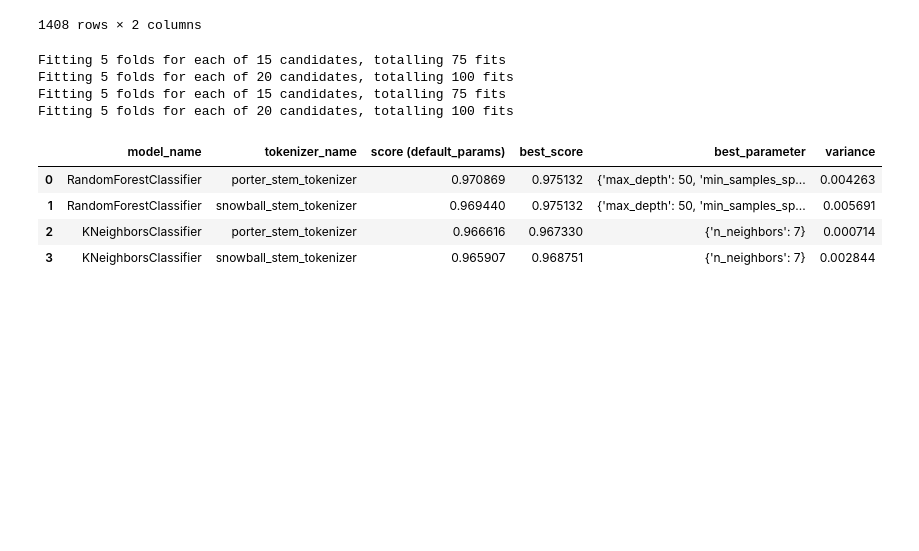
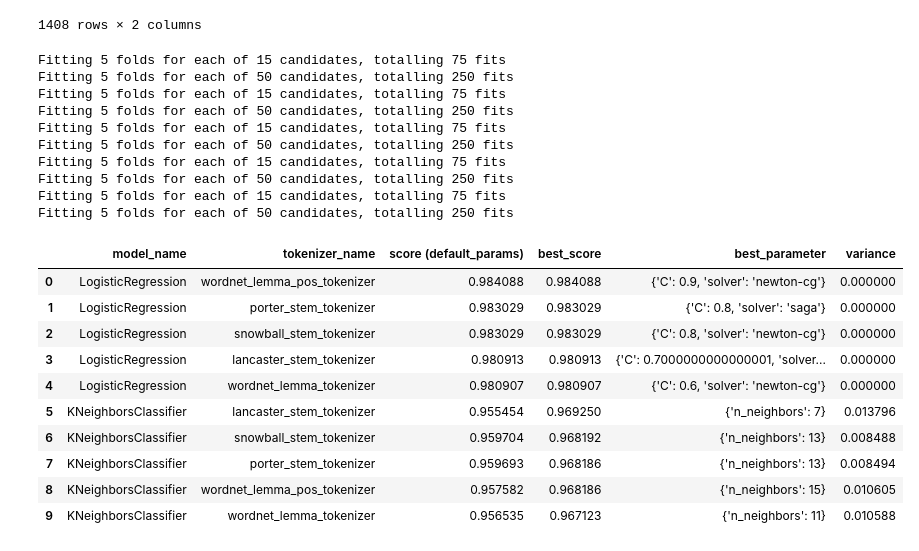
Before and after one commit to tjthanapat/ds4biz-assignment-2, a Jupyter notebook: Task 1 - News Classification/Tun'sLab.ipynb, the cells around one changed output. Drawn from its saved outputs; the diff is of its cells as text; code cells hidden in the pictures; blank space fills up the shorter version.

```diff
--- a/Task 1 - News Classification/Tun'sLab.ipynb
+++ b/Task 1 - News Classification/Tun'sLab.ipynb
@@ -45,23 +45,23 @@ def tokenizing(tokenizer, X):
     tf_idf = vectorizer.fit_transform(X)
     return tf_idf
 
-def model_testing(tokenizers, models, X, Y):
+def model_testing(tokenizers, models, X_train, Y_train):
     cv_result = {
         "model_name": [],
         "tokenizer_name": [],
         "score (default_params)": []
     }
     for tokenizer in tokenizers:
-        tokenized = tokenizing(tokenizer, X)
+        tokenized = tokenizing(tokenizer, X_train)
         for model in models:
-            cv_score = cross_val_score(model, tokenized, Y, cv=5, )
+            cv_score = cross_val_score(model, tokenized, Y_train, cv=5, )
             cv_result["model_name"].append(type(model).__name__)
             cv_result["tokenizer_name"].append(tokenizer.__name__)
             cv_result["score (default_params)"].append(cv_score.mean())
     result_df = pd.DataFrame(cv_result).sort_values(by=['score (default_params)'], ascending=False)
     return result_df
 
-def parameter_tuning(tokenizers, models, params, X, Y):
+def parameter_tuning(tokenizers, models, params, X_train, Y_train):
     tuning_result = {
         "model_name": [],
         "tokenizer_name": [],
@@ -69,10 +69,10 @@ def parameter_tuning(tokenizers, models, params, X, Y):
         "best_score": []
     }
     for tokenizer in tokenizers:
-        tokenized = tokenizing(tokenizer, X)
+        tokenized = tokenizing(tokenizer, X_train)
         for model, param in zip(models, params.values()):
             clf = GridSearchCV(model, param, cv=5, n_jobs=-1, verbose=1)
-            result = clf.fit(tokenized, Y)
+            result = clf.fit(tokenized, Y_train)
             tuning_result['model_name'].append(type(model).__name__)
             tuning_result['tokenizer_name'].append(tokenizer.__name__)
             tuning_result['best_score'].append(result.best_score_)
@@ -87,46 +87,65 @@ def compare_result(untune_result, tuned_result):
                                 on=['model_name', 'tokenizer_name']
                                 )[['model_name', 'tokenizer_name', 'score (default_params)', 'best_score', 'best_parameter']]
     compare_result['variance'] = compare_result['best_score'] - compare_result['score (default_params)']
-    return compare_result
+    return compare_result.sort_values(by=['best_score'], ascending=False, ignore_index=True)
 # %%
 # Define tokenizer
 
-# tokenizers = [porter_stem_tokenizer, snowball_stem_tokenizer,
-#               lancaster_stem_tokenizer, wordnet_lemma_tokenizer,
-#               wordnet_lemma_pos_tokenizer]
-
-tokenizers = [porter_stem_tokenizer, snowball_stem_tokenizer,]
+tokenizers = [porter_stem_tokenizer, snowball_stem_tokenizer,
+              lancaster_stem_tokenizer, wordnet_lemma_tokenizer,
+              wordnet_lemma_pos_tokenizer]
 
 # Define model
 from sklearn.ensemble import RandomForestClassifier
 from sklearn.neighbors import KNeighborsClassifier
-models = [KNeighborsClassifier(), RandomForestClassifier()]
+from sklearn.linear_model import LogisticRegression
+
+models = [KNeighborsClassifier(), LogisticRegression()]
 
 # Define parameter
 params ={
     "knn_params":{
         'n_neighbors' : list(range(1, 16))
     },
-    "r2f_params":{
-        'max_depth': list(range(50, 60, 2)),
-        'min_samples_split': list(range(2, 10, 2))
+    # "r2f_params":{
+    #     'max_depth': list(range(50, 60, 2)),
+    #     'min_samples_split': list(range(2, 10, 2))
+    # },
+    "logis_params":{
+        "solver" : ['newton-cg', 'lbfgs', 'liblinear', 'sag', 'saga'],
+        "C": list(np.arange(0.1, 1.1, 0.1))
     }
 }
 # %%
 X = raw_df['content'].values
 Y = raw_df['category']
+# %%
+from sklearn.model_selection import train_test_split
+
+X_train, X_test, y_train, y_test = train_test_split(X ,Y, random_state=50, test_size=.33, stratify=Y)
 # %%
 # run pipline
-test_result = model_testing(tokenizers, models, X, Y)
-tuned_result = parameter_tuning(tokenizers, models, params, X, Y)
-compare_result(test_result, tuned_result)
+test_result = model_testing(tokenizers, models, X_train, y_train)
+tuned_result = parameter_tuning(tokenizers, models, params, X_train, y_train)
 # %% [output]
 Fitting 5 folds for each of 15 candidates, totalling 75 fits
-Fitting 5 folds for each of 20 candidates, totalling 100 fits
+Fitting 5 folds for each of 50 candidates, totalling 250 fits
 Fitting 5 folds for each of 15 candidates, totalling 75 fits
-Fitting 5 folds for each of 20 candidates, totalling 100 fits
+Fitting 5 folds for each of 50 candidates, totalling 250 fits
+Fitting 5 folds for each of 15 candidates, totalling 75 fits
+Fitting 5 folds for each of 50 candidates, totalling 250 fits
+Fitting 5 folds for each of 15 candidates, totalling 75 fits
+Fitting 5 folds for each of 50 candidates, totalling 250 fits
+Fitting 5 folds for each of 15 candidates, totalling 75 fits
+Fitting 5 folds for each of 50 candidates, totalling 250 fits
 |  | model_name | tokenizer_name | score (default_params) | best_score | best_parameter | variance |
-| 0 | RandomForestClassifier | porter_stem_tokenizer | 0.970869 | 0.975132 | {'max_depth': 50, 'min_samples_sp... | 0.004263 |
-| 1 | RandomForestClassifier | snowball_stem_tokenizer | 0.969440 | 0.975132 | {'max_depth': 50, 'min_samples_sp... | 0.005691 |
-| 2 | KNeighborsClassifier | porter_stem_tokenizer | 0.966616 | 0.967330 | {'n_neighbors': 7} | 0.000714 |
-| 3 | KNeighborsClassifier | snowball_stem_tokenizer | 0.965907 | 0.968751 | {'n_neighbors': 7} | 0.002844 |
+| 0 | LogisticRegression | wordnet_lemma_pos_tokenizer | 0.984088 | 0.984088 | {'C': 0.9, 'solver': 'newton-cg'} | 0.000000 |
+| 1 | LogisticRegression | porter_stem_tokenizer | 0.983029 | 0.983029 | {'C': 0.8, 'solver': 'saga'} | 0.000000 |
+| 2 | LogisticRegression | snowball_stem_tokenizer | 0.983029 | 0.983029 | {'C': 0.8, 'solver': 'newton-cg'} | 0.000000 |
+| 3 | LogisticRegression | lancaster_stem_tokenizer | 0.980913 | 0.980913 | {'C': 0.7000000000000001, 'solver... | 0.000000 |
+| 4 | LogisticRegression | wordnet_lemma_tokenizer | 0.980907 | 0.980907 | {'C': 0.6, 'solver': 'newton-cg'} | 0.000000 |
+| 5 | KNeighborsClassifier | lancaster_stem_tokenizer | 0.955454 | 0.969250 | {'n_neighbors': 7} | 0.013796 |
+| 6 | KNeighborsClassifier | snowball_stem_tokenizer | 0.959704 | 0.968192 | {'n_neighbors': 13} | 0.008488 |
+| 7 | KNeighborsClassifier | porter_stem_tokenizer | 0.959693 | 0.968186 | {'n_neighbors': 13} | 0.008494 |
+| 8 | KNeighborsClassifier | wordnet_lemma_pos_tokenizer | 0.957582 | 0.968186 | {'n_neighbors': 15} | 0.010605 |
+| 9 | KNeighborsClassifier | wordnet_lemma_tokenizer | 0.956535 | 0.967123 | {'n_neighbors': 11} | 0.010588 |
```
Also changed, not shown: parts of 4 cells of this notebook, 1 other file.
